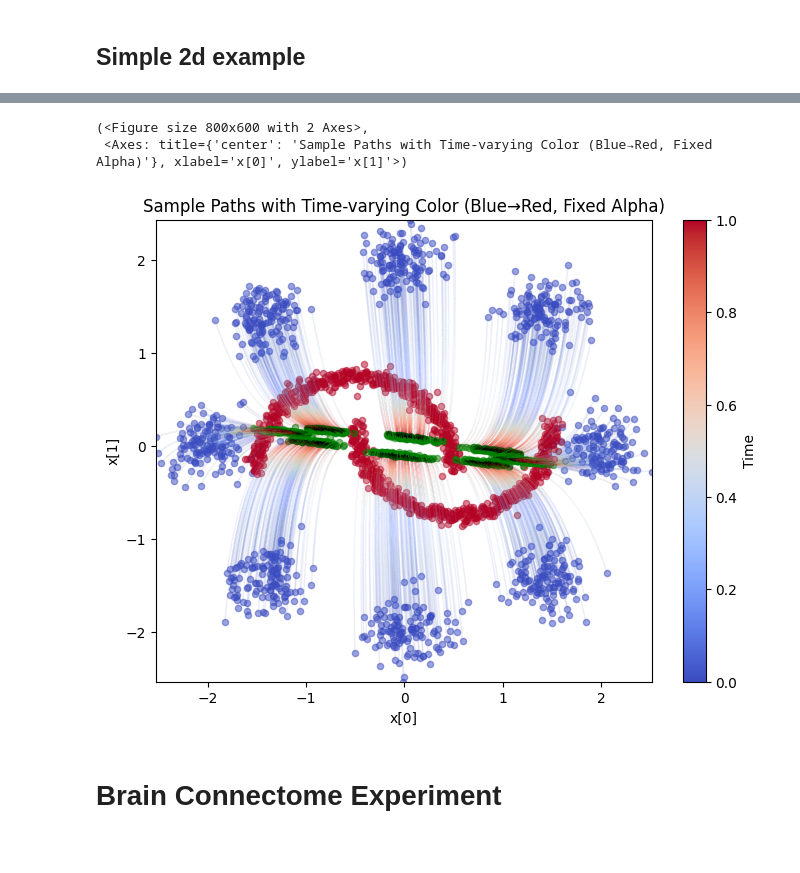
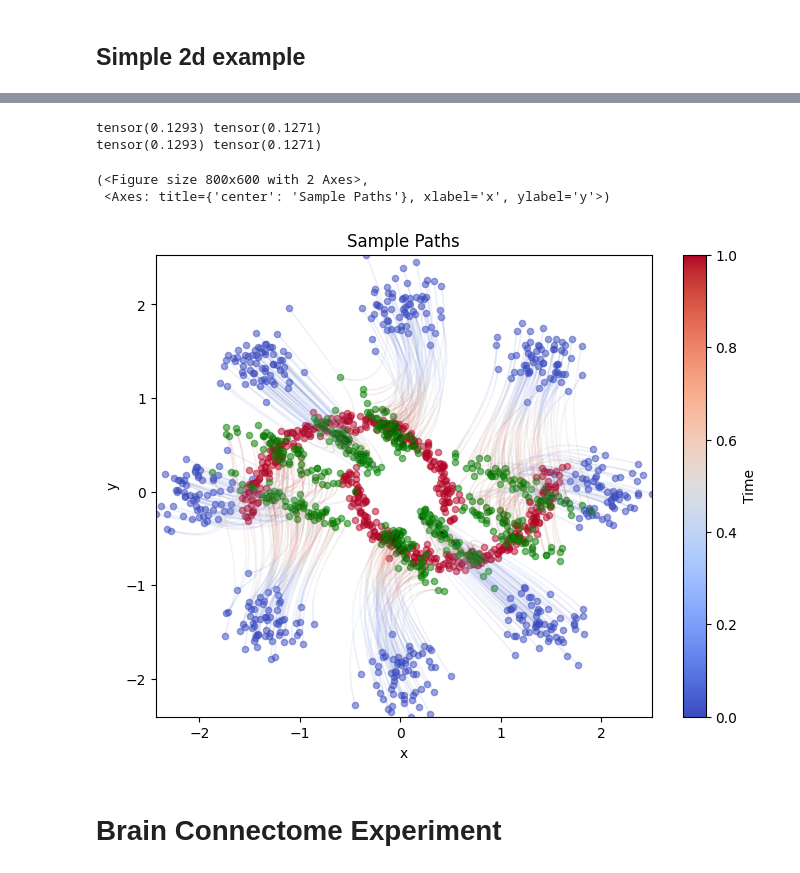
Before and after one commit to KacperWyrwal/topological-flow-matching, a Jupyter notebook: brain_fmri_experiment-new.ipynb, the cells around one changed output, grey strips where cells are left out. Cells and saved outputs as stored; diff of their text form; code cells hidden in the pictures.

```diff
--- a/brain_fmri_experiment-new.ipynb
+++ b/brain_fmri_experiment-new.ipynb
@@ -290,9 +346,11 @@ with torch.inference_mode():
     control = ModelControl(model)
     sde_solver = make_sde_solver(sde)
     n_test = 1024
-    x0, x1 = dataset.sample((n_test,))
+    x0, x1 = next(iter(eval_data_loader))
+    # x0, x1 = dataset.sample((n_test,))
     xt, t = sde_solver.sample_path(x0, control=control)
-    x0, xt, x1 = dataset.frame.inverse_transform(x0, xt, x1)
+    x1_pred = sde_solver.pushforward(x0, control=control)
+    x0, xt, x1, x1_pred = frame.inverse_transform(x0, xt, x1, x1_pred)
 
 
 def plot_predictions_2d(
@@ -318,10 +376,23 @@ def plot_predictions_2d(
     plot_samples(x1, t=1.0, ax=ax)
     plot_samples(xt[:, -1], color='green', label='predicted', ax=ax)
     return fig, ax
-# %% [output]
-(<Figure size 800x600 with 2 Axes>,
- <Axes: title={'center': 'Sample Paths with Time-varying Color (Blue→Red, Fixed Alpha)'}, xlabel='x[0]', ylabel='x[1]'>)
-[figure, removed]
+# %%
+with torch.inference_mode():
+    w1_path = wasserstein_distance(xt[:, -1], x1, p=1)
+    w2_path = wasserstein_distance(xt[:, -1], x1, p=2)
+    w1_push = wasserstein_distance(x1_pred, x1, p=1)
+    w2_push = wasserstein_distance(x1_pred, x1, p=2)
+print(w1_path, w2_path)
+print(w1_push, w2_push)
+# %% [output]
+tensor(0.1293) tensor(0.1271)
+tensor(0.1293) tensor(0.1271)
+# %%
+plot_predictions_2d(t, xt, x0, x1)
+# %% [output]
+(<Figure size 800x600 with 2 Axes>,
+ <Axes: title={'center': 'Sample Paths'}, xlabel='x', ylabel='y'>)
+[figure, added]
 # %% [markdown]
 # Brain Connectome Experiment
 # %%
```
Also changed, not shown: parts of 7 cells of this notebook, 19 other files.
